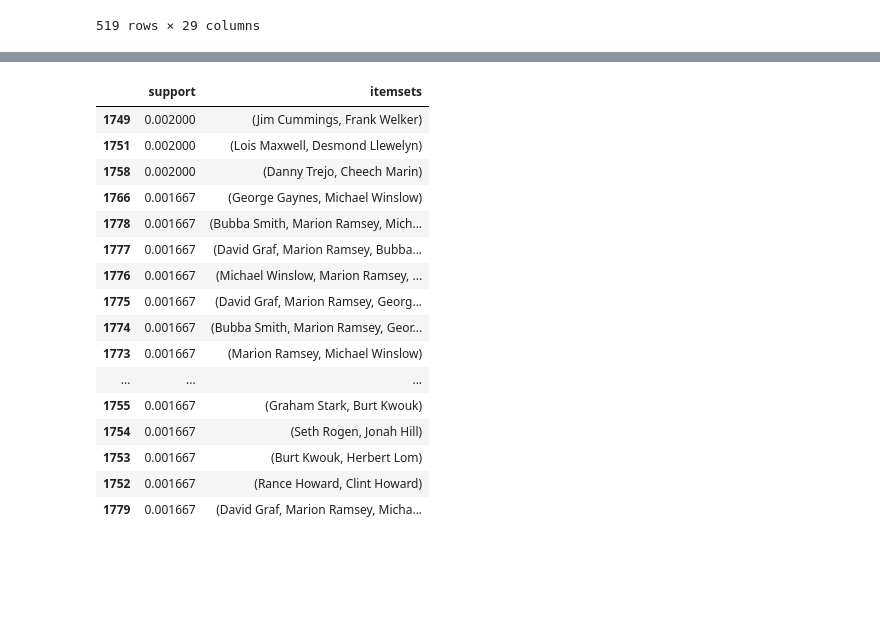
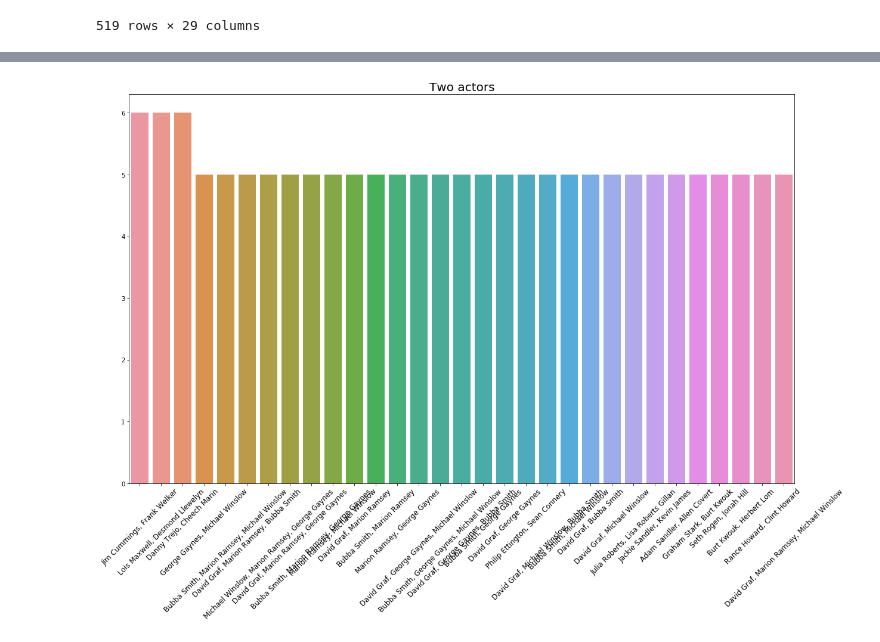
Before and after one commit to kamildoleglo/data-mining-box-office, a Jupyter notebook: ED.ipynb, the cells around one changed output, grey strips where cells are left out. Cells and saved outputs as stored; diff of their text form; code cells hidden in the pictures; blank space fills up the shorter version.

```diff
--- a/ED.ipynb
+++ b/ED.ipynb
@@ -471,27 +471,12 @@ apriori(df, min_support=0.02, use_colnames=True).sort_values('support', ascendin
 # %%
 r = dataset.sort_values('revenue', ascending=False)["cast"]
 r = r.apply(lambda x: list(map(lambda y: y["name"], x))).reset_index(drop=True).tolist()
 te = TransactionEncoder()
 te_ary = te.fit(r).transform(r)
 df = pd.DataFrame(te_ary, columns=te.columns_)
 res = fpgrowth(df, min_support=0.0015, max_len=3, use_colnames=True)
-res[res["itemsets"].str.len() >= 2].sort_values('support', ascending=False)
+a = res[res["itemsets"].str.len() >= 2].sort_values('support', ascending=False)
+plot_itemset("Two actors", a, len(dataset))
 # %% [output]
-|  | support | itemsets |
-| 1749 | 0.002000 | (Jim Cummings, Frank Welker) |
-| 1751 | 0.002000 | (Lois Maxwell, Desmond Llewelyn) |
-| 1758 | 0.002000 | (Danny Trejo, Cheech Marin) |
-| 1766 | 0.001667 | (George Gaynes, Michael Winslow) |
-| 1778 | 0.001667 | (Bubba Smith, Marion Ramsey, Mich... |
-| 1777 | 0.001667 | (David Graf, Marion Ramsey, Bubba... |
-| 1776 | 0.001667 | (Michael Winslow, Marion Ramsey, ... |
-| 1775 | 0.001667 | (David Graf, Marion Ramsey, Georg... |
-| 1774 | 0.001667 | (Bubba Smith, Marion Ramsey, Geor... |
-| 1773 | 0.001667 | (Marion Ramsey, Michael Winslow) |
-| ... | ... | ... |
-| 1755 | 0.001667 | (Graham Stark, Burt Kwouk) |
-| 1754 | 0.001667 | (Seth Rogen, Jonah Hill) |
-| 1753 | 0.001667 | (Burt Kwouk, Herbert Lom) |
-| 1752 | 0.001667 | (Rance Howard, Clint Howard) |
-| 1779 | 0.001667 | (David Graf, Marion Ramsey, Micha... |
+[figure, added]
 # %%
```
Also changed, not shown: parts of 5 cells of this notebook.
